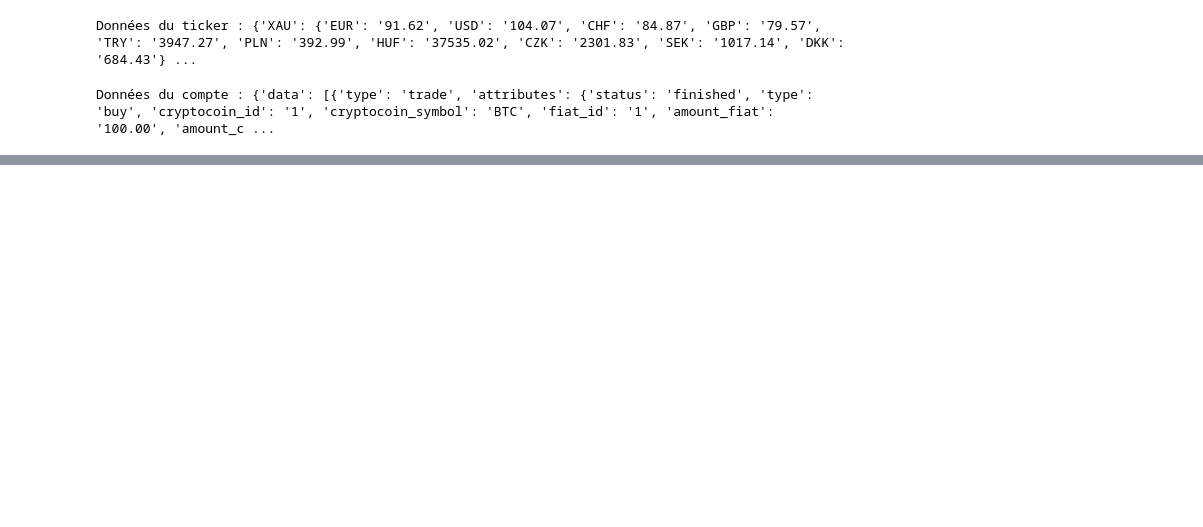
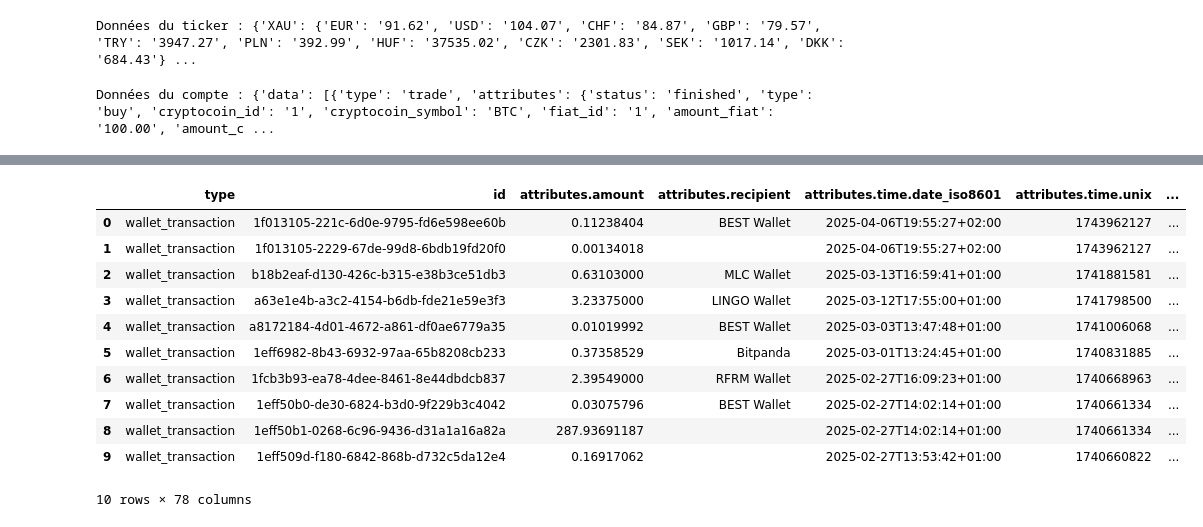
Before and after one commit to julian240502/InvestmentWallet, a Jupyter notebook: notebooks/bitpandas.ipynb, the cells around one changed output, grey strips where cells are left out. Cells and saved outputs as stored; diff of their text form; code cells hidden in the pictures; blank space fills up the shorter version.

```diff
--- a/notebooks/bitpandas.ipynb
+++ b/notebooks/bitpandas.ipynb
@@ -48,0 +214,23 @@ Données du compte : {'data': [{'type': 'trade', 'attributes': {'status': 'finis
+# %%
+import sys
+import os
+sys.path.append(os.path.abspath(os.path.join(os.getcwd(), "..")))
+from src.ingestion import enrich_wallet_with_price
+
+from src.user import get_wallets , get_trades, get_wallets_transactions
+df3 = get_wallets_transactions(process=True)
+# %%
+df3.head(20)
+# %% [output]
+|  | type | id | attributes.amount | attributes.recipient | attributes.time.date_iso8601 | attributes.time.unix | ... |
+| 0 | wallet_transaction | 1f013105-221c-6d0e-9795-fd6e598ee60b | 0.11238404 | BEST Wallet | 2025-04-06T19:55:27+02:00 | 1743962127 | ... |
+| 1 | wallet_transaction | 1f013105-2229-67de-99d8-6bdb19fd20f0 | 0.00134018 |  | 2025-04-06T19:55:27+02:00 | 1743962127 | ... |
+| 2 | wallet_transaction | b18b2eaf-d130-426c-b315-e38b3ce51db3 | 0.63103000 | MLC Wallet | 2025-03-13T16:59:41+01:00 | 1741881581 | ... |
+| 3 | wallet_transaction | a63e1e4b-a3c2-4154-b6db-fde21e59e3f3 | 3.23375000 | LINGO Wallet | 2025-03-12T17:55:00+01:00 | 1741798500 | ... |
+| 4 | wallet_transaction | a8172184-4d01-4672-a861-df0ae6779a35 | 0.01019992 | BEST Wallet | 2025-03-03T13:47:48+01:00 | 1741006068 | ... |
+| 5 | wallet_transaction | 1eff6982-8b43-6932-97aa-65b8208cb233 | 0.37358529 | Bitpanda | 2025-03-01T13:24:45+01:00 | 1740831885 | ... |
+| 6 | wallet_transaction | 1fcb3b93-ea78-4dee-8461-8e44dbdcb837 | 2.39549000 | RFRM Wallet | 2025-02-27T16:09:23+01:00 | 1740668963 | ... |
+| 7 | wallet_transaction | 1eff50b0-de30-6824-b3d0-9f229b3c4042 | 0.03075796 | BEST Wallet | 2025-02-27T14:02:14+01:00 | 1740661334 | ... |
+| 8 | wallet_transaction | 1eff50b1-0268-6c96-9436-d31a1a16a82a | 287.93691187 |  | 2025-02-27T14:02:14+01:00 | 1740661334 | ... |
+| 9 | wallet_transaction | 1eff509d-f180-6842-868b-d732c5da12e4 | 0.16917062 |  | 2025-02-27T13:53:42+01:00 | 1740660822 | ... |
+10 rows × 78 columns
```
Also changed, not shown: parts of 11 cells of this notebook, 6 other files.
